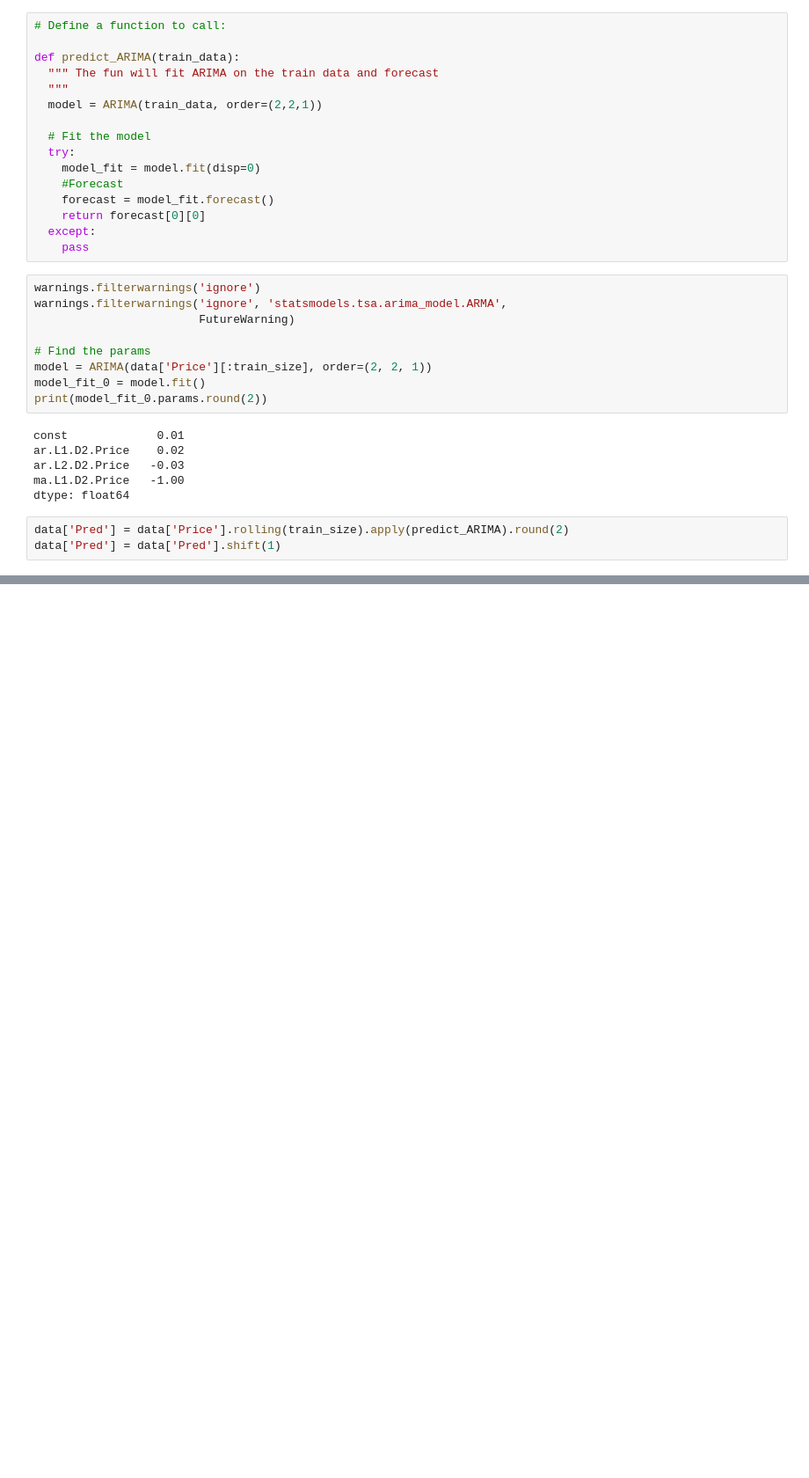
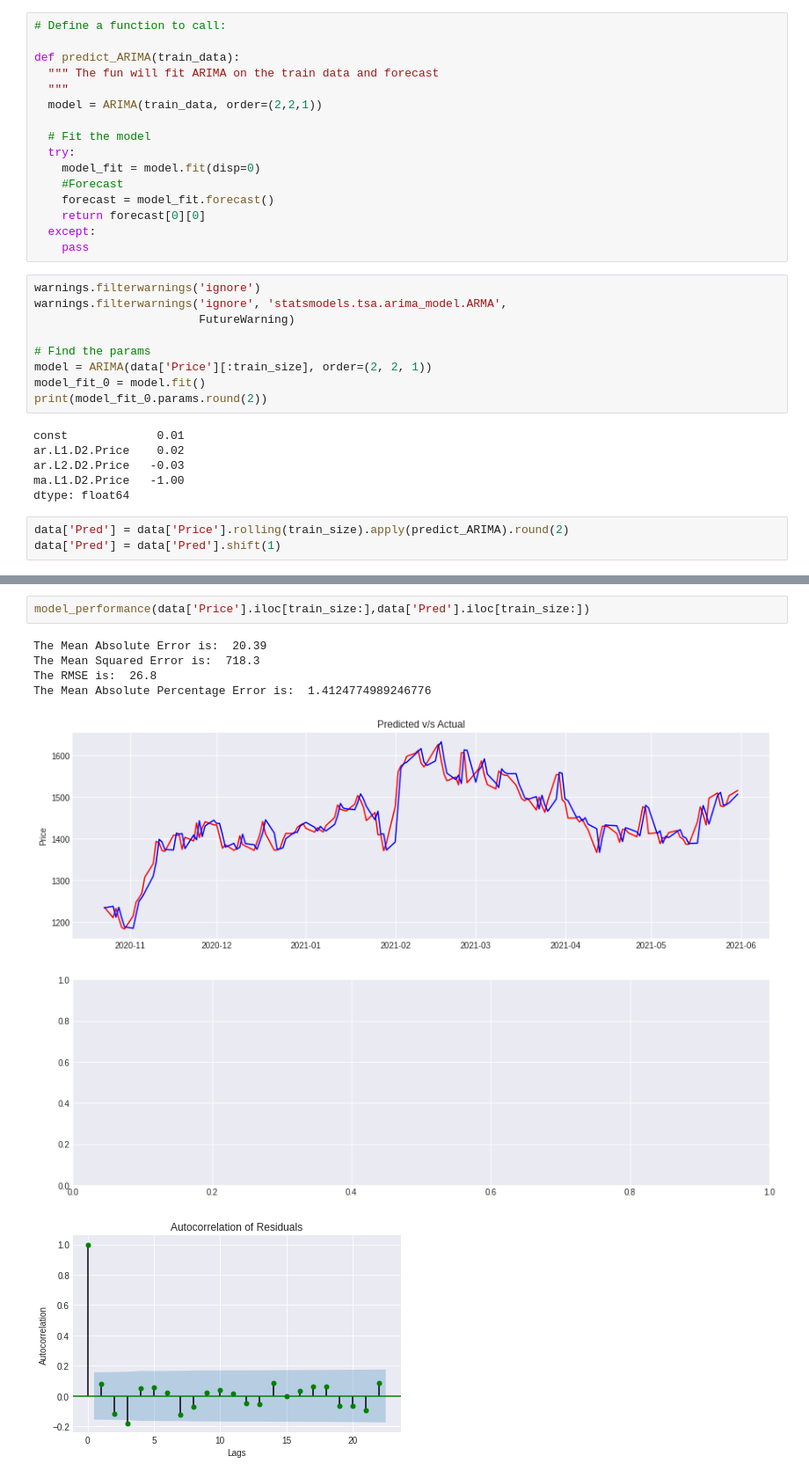
Before and after one commit to Tanulshn/Python-and-DS-work, a Jupyter notebook: ARIMA_TSA.ipynb, the cells around one changed output, grey strips where cells are left out. Shown at 88% size. Drawn from its saved outputs; the diff is of its cells as text; blank space fills up the shorter version.

```diff
--- a/ARIMA_TSA.ipynb
+++ b/ARIMA_TSA.ipynb
@@ -238,0 +288,9 @@ data.tail()
+# %%
+model_performance(data['Price'].iloc[train_size:],data['Pred'].iloc[train_size:])
+# %% [output]
+The Mean Absolute Error is:  20.39
+The Mean Squared Error is:  718.3
+The RMSE is:  26.8
+The Mean Absolute Percentage Error is:  1.4124774989246776
+[figure, added]
+[figure, added]
```
Also changed, not shown: parts of 14 cells of this notebook.
